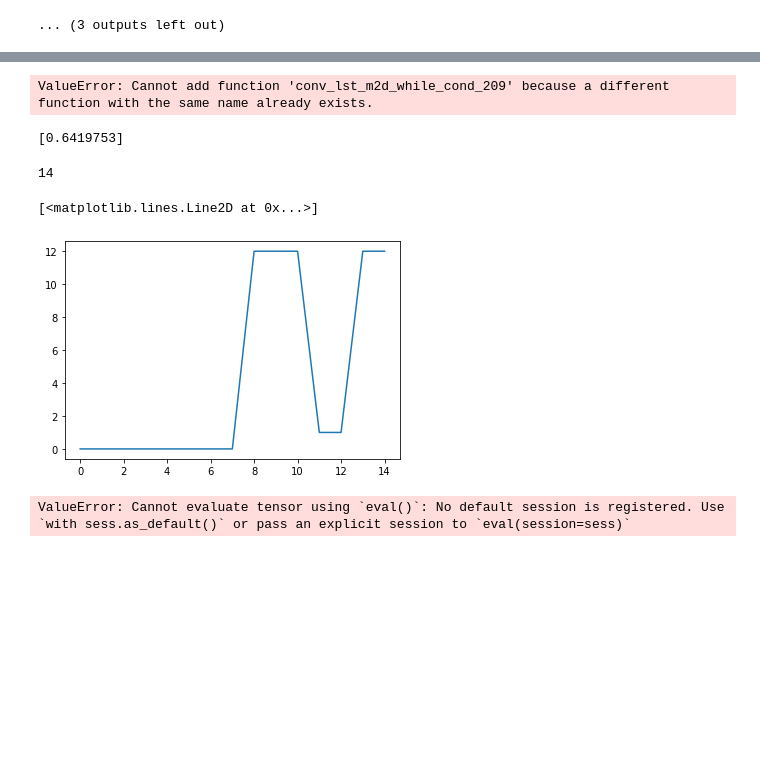
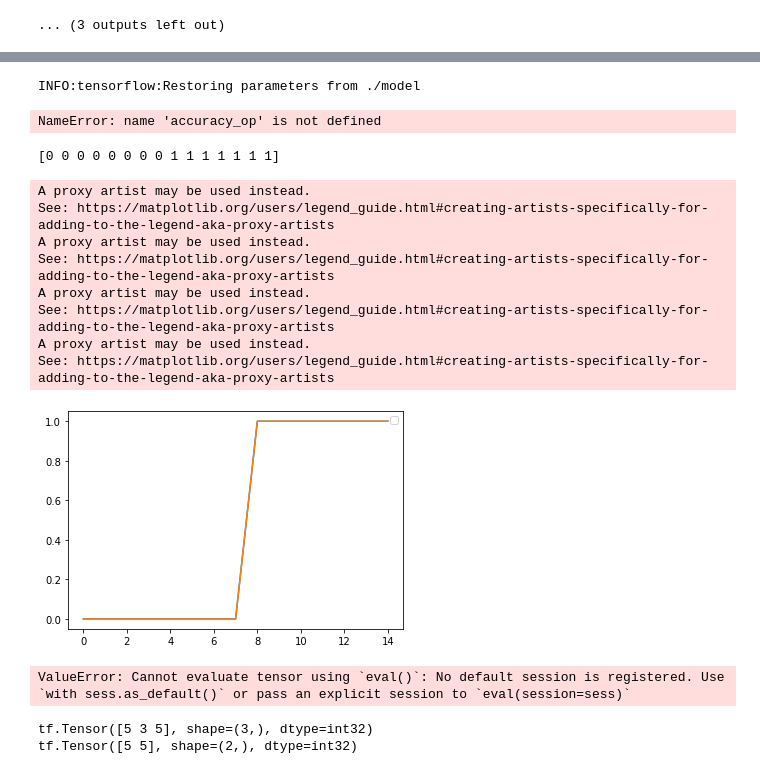
Before and after one commit to abdullaayyad96/DVSContactEstimation, a Jupyter notebook: FCNN_data.ipynb, the cells around one changed output, grey strips where cells are left out. Saved outputs shown, nothing was run; the diff lists cells and outputs as text; code cells hidden in the pictures; blank space fills up the shorter version.

```diff
--- a/FCNN_data.ipynb
+++ b/FCNN_data.ipynb
@@ -119,45 +110,69 @@ Validation Accuracy [0.725] ...
 './model'
 # %%
-saver = tf.train.import_meta_graph('model.meta')
-saver.restore(sess, tf.train.latest_checkpoint('model'))
+sess = tf.Session()
+tf.disable_eager_execution()
+saver = tf.train.import_meta_graph('./model.meta')
+[n.name for n in tf.get_default_graph().as_graph_def().node]
+g = tf.train.latest_checkpoint('./')
+saver.restore(sess, tf.train.latest_checkpoint('./'))
 # %% [output]
-ValueError: Cannot add function 'conv_lst_m2d_while_cond_209' because a different function with the same name already exists.
+INFO:tensorflow:Restoring parameters from ./model
 # %%
-x_train, y_train, test_size = data_loader.get_test_data()
+data_loader = DataLoader('17_point_single_frame_processed_data_10_Hz.hdf5')
+data_loader.divide_data()
+x_train, y_train, test_size = data_loader.get_test_data_sequence()
 initial_state_value = np.zeros(shape=(test_size, 29, 39, 20), dtype=float)
 test_accuracy = sess.run([accuracy_op],
                     feed_dict={input_image: x_train, grount_truth: y_train, initial_hidden_state: initial_state_value, initial_carry_state: initial_state_value})
 print(test_accuracy)
 # %% [output]
-[0.6419753]
+NameError: name 'accuracy_op' is not defined
 # %%
 #Test step by step
 z = []
-idx = 20
+idx = 30
 
+x_train, y_train, test_size = data_loader.get_test_data_sequence()
 final_hidden_state = []
 final_carry_state = []
 for i in range(len(x_train[idx])):
     if i==0:
         initial_hidden_state_value = np.zeros(shape=(1, 29, 39, 20), dtype=float)
         initial_carry_state_value = np.zeros(shape=(1, 29, 39, 20), dtype=float)
     else:
         initial_hidden_state_value = final_hidden_state
         initial_carry_state_value = final_carry_state
     last_layer, final_hidden_state, final_carry_state = sess.run([nn_last_layer, hidden_state, carry_state],
                                 feed_dict={input_image: [[x_train[idx][i]]], initial_hidden_state: initial_hidden_state_value, initial_carry_state: initial_carry_state_value})
-    g = np.argmax(last_layer, 1)
+    g = np.argmax(last_layer.reshape(-1), 0)
     z.append(g)
-print(np.argmax(y_train[idx]))
-print(z[-1])
+
+print(np.argmax(y_train[idx, :, :], axis=1))
+plt.plot(np.argmax(y_train[idx, :, :], axis=1))
 plt.plot(z)
+plt.legend('true', 'lstm')
+plt.show()
 # %% [output]
-14
+[0 0 0 0 0 0 0 0 1 1 1 1 1 1 1]
-[<matplotlib.lines.Line2D at 0x...>]
+A proxy artist may be used instead.
+See: https://matplotlib.org/users/legend_guide.html#creating-artists-specifically-for-adding-to-the-legend-aka-proxy-artists
+A proxy artist may be used instead.
+See: https://matplotlib.org/users/legend_guide.html#creating-artists-specifically-for-adding-to-the-legend-aka-proxy-artists
+A proxy artist may be used instead.
+See: https://matplotlib.org/users/legend_guide.html#creating-artists-specifically-for-adding-to-the-legend-aka-proxy-artists
+A proxy artist may be used instead.
+See: https://matplotlib.org/users/legend_guide.html#creating-artists-specifically-for-adding-to-the-legend-aka-proxy-artists
-[figure, old version]
+[figure, new version]
 # %%
 plt.imshow(x_train[idx][0])
 # %%
 print(g.eval())
 # %% [output]
 ValueError: Cannot evaluate tensor using `eval()`: No default session is registered. Use `with sess.as_default()` or pass an explicit session to `eval(session=sess)`
+# %%
+x = tf2.ones(shape=(5, 3, 5))
+print(tf.shape(x))
+print(tf.shape(x[:,-1,:]))
+# %% [output]
+tf.Tensor([5 3 5], shape=(3,), dtype=int32)
+tf.Tensor([5 5], shape=(2,), dtype=int32)
```
Also changed, not shown: parts of 3 cells of this notebook, 3 other files.
